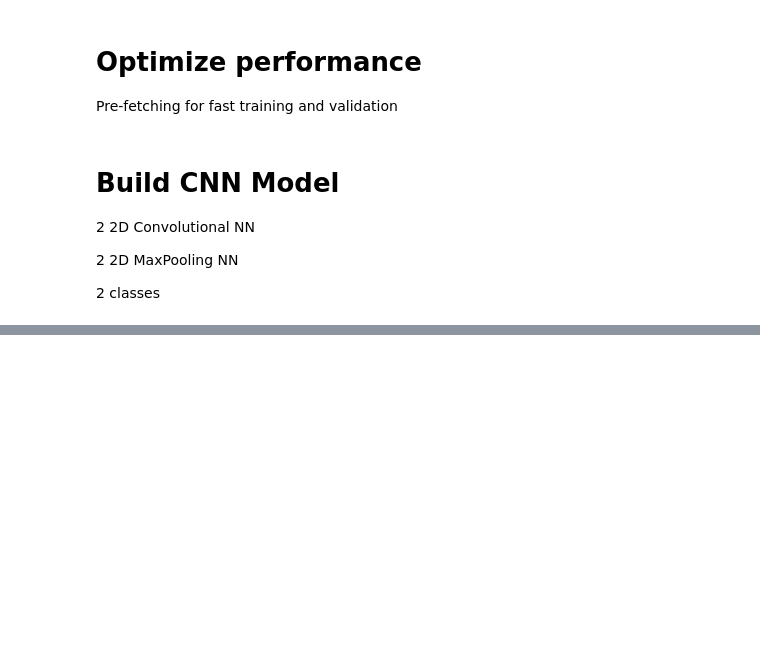
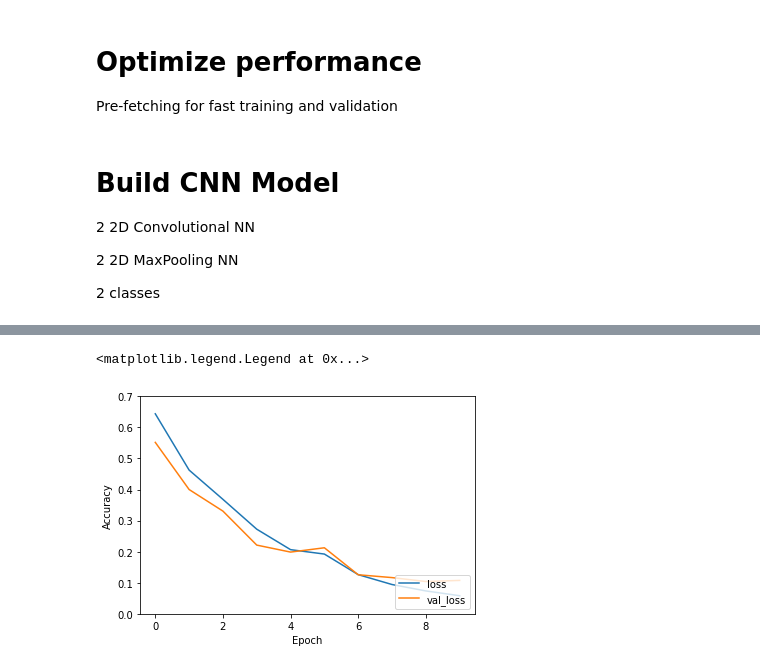
Before and after one commit to hpache/wet_floor_sign, a Jupyter notebook: model.ipynb, the cells around one changed output, grey strips where cells are left out. Saved outputs shown, nothing was run; the diff lists cells and outputs as text; code cells hidden in the pictures; blank space fills up the shorter version.

```diff
--- a/model.ipynb
+++ b/model.ipynb
@@ -16,7 +16,7 @@ training_dataset = tf.keras.utils.image_dataset_from_directory(
     subset='training',
     seed=123,
     image_size=(200,200),
-    batch_size=32
+    batch_size=250
 )
 
 validation_dataset = tf.keras.utils.image_dataset_from_directory(
@@ -25,5 +25,5 @@ validation_dataset = tf.keras.utils.image_dataset_from_directory(
     subset='validation',
     seed=123,
     image_size=(200,200),
-    batch_size=32
+    batch_size=250
 )
@@ -61,6 +66,8 @@ num_classes = 2
 
 model = tf.keras.Sequential([
   tf.keras.layers.Rescaling(1./255),
+  tf.keras.layers.Conv2D(32, 3, activation='relu'),
+  tf.keras.layers.MaxPooling2D(),
   tf.keras.layers.Conv2D(32, 3, activation='relu'),
   tf.keras.layers.MaxPooling2D(),
   tf.keras.layers.Conv2D(32, 3, activation='relu'),
@@ -80,5 +87,5 @@ model.compile(
 fitting = model.fit(
   train_ds,
   validation_data=val_ds,
-  epochs=5
+  epochs=10
 )
@@ -94 +143,11 @@ plt.legend(loc='lower right')
+# %%
+plt.plot(fitting.history['loss'], label='loss')
+plt.plot(fitting.history['val_loss'], label = 'val_loss')
+plt.xlabel('Epoch')
+plt.ylabel('Accuracy')
+plt.ylim([0, 0.7])
+plt.legend(loc='lower right')
+# %% [output]
+<matplotlib.legend.Legend at 0x...>
+[figure, added]
 # %%
```
Also changed, not shown: parts of 5 cells of this notebook, 8 other files.
